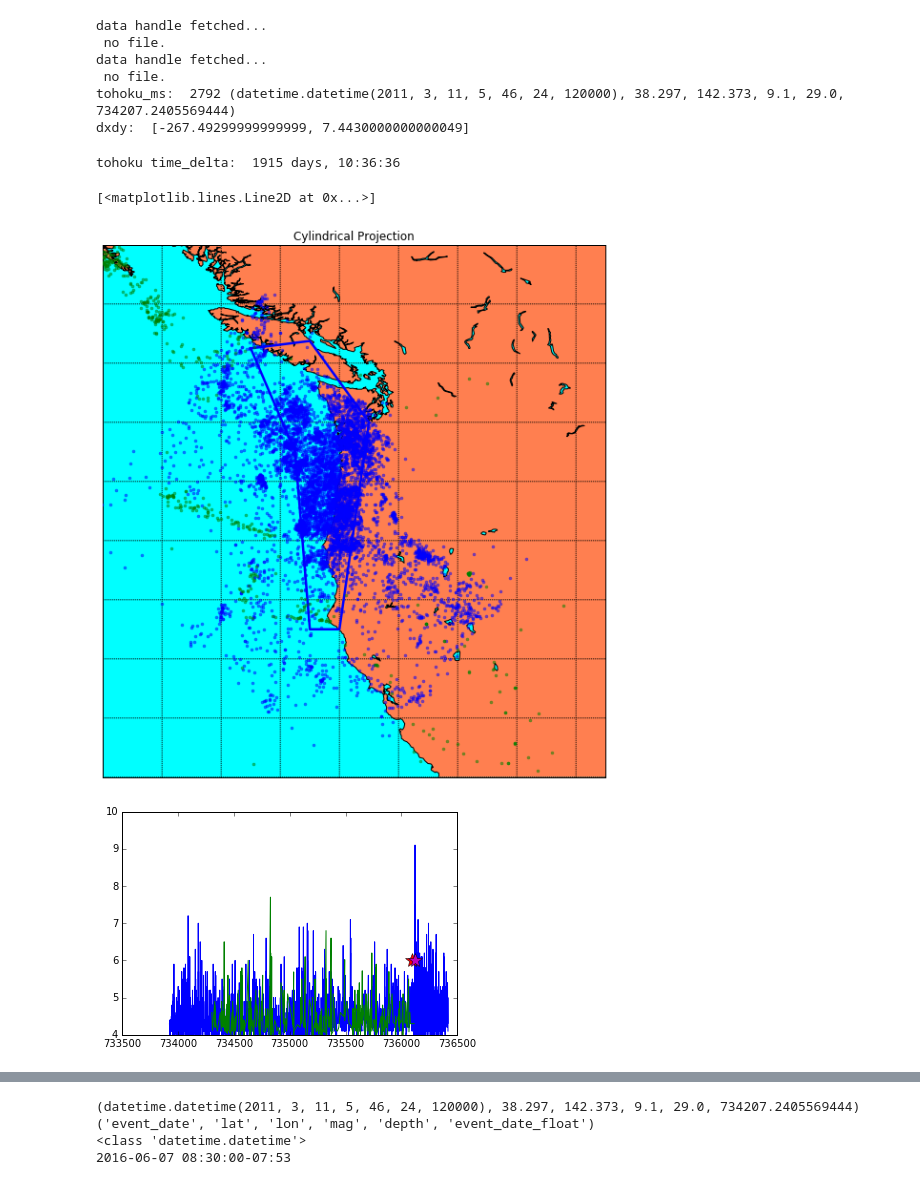
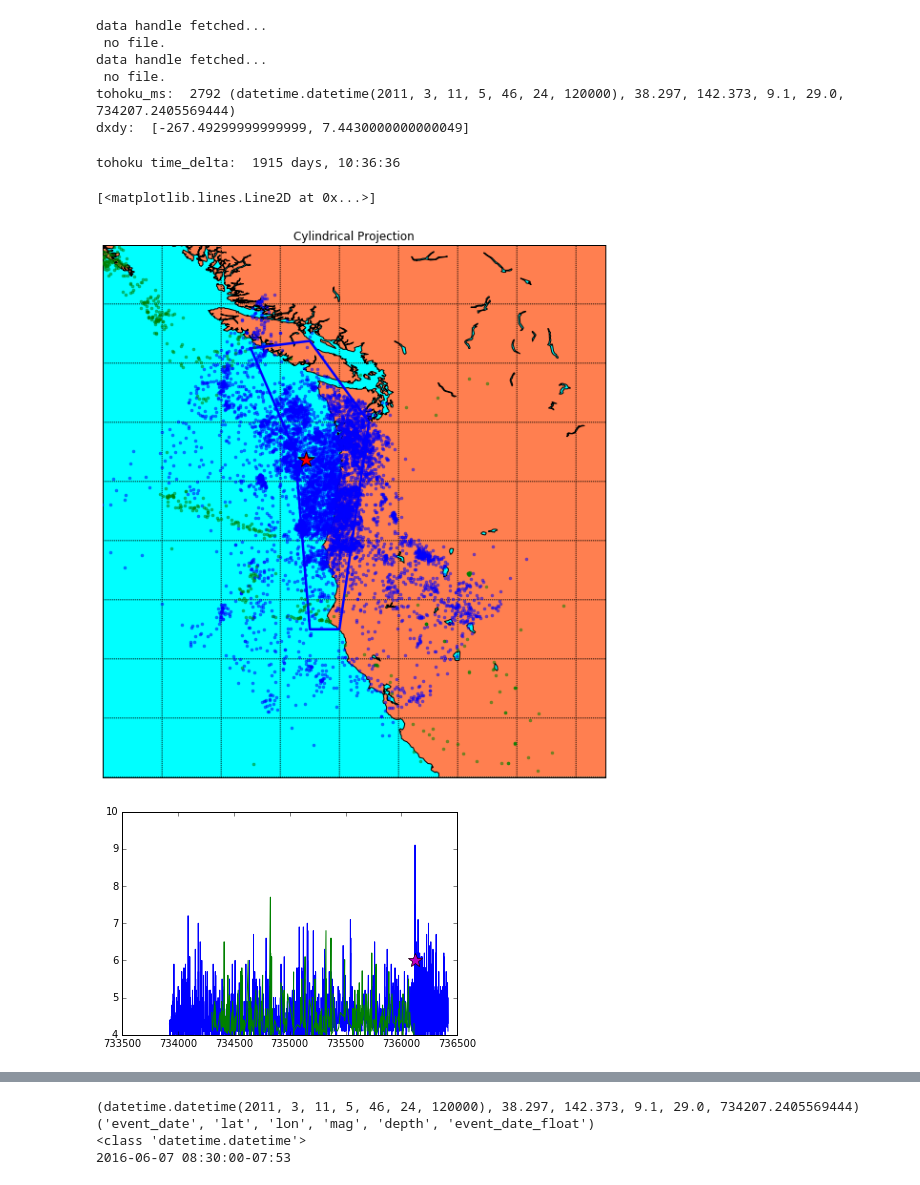
Before and after one commit to markyoder/globalETAS, a Jupyter notebook: Cascadia_Rising_2016.ipynb, the cells around one changed output, grey strips where cells are left out. Saved outputs shown, nothing was run; the diff lists cells and outputs as text; code cells hidden in the pictures.

```diff
--- a/Cascadia_Rising_2016.ipynb
+++ b/Cascadia_Rising_2016.ipynb
@@ -131,6 +131,8 @@ def draw_basic_map():
     #
     #print('poly: ', rupture_poly)
     bm.plot(*zip(*rupture_poly), latlon=True, marker='', ls='-', lw=2.5)
+    bm.plot([eq_lon], [eq_lat], marker='*',ls='', ms=18, color='k', zorder=10)
+    bm.plot([eq_lon], [eq_lat], marker='*',ls='', ms=16, color='r', zorder=11)
     #
     return bm
 # %% [markdown]
@@ -147,8 +149,12 @@ mc=4.0
 tohoku_cat = atp.catfromANSS(lon=tpp['lons'], lat=tpp['lats'], minMag=mc,
                              dates0=[dtm.datetime(2005,3,1, tzinfo=tzutc), dtm.datetime(2012,1,1,tzinfo=tzutc)],
                              Nmax=None, fout=None, rec_array=True)
+# we ran the original data sets on approximately 16 May 2016; if we want to add supplementary ETAS, we should
+# populate the local catalog to that date.
+local_cat_date = dtm.datetime.now(tzutc)
+local_cat_date = dtm.datetime(2016,5,16, tzinfo=tzutc)
 local_cat = atp.catfromANSS(lon=[lon_min, lon_max], lat=[lat_min, lat_max], minMag=mc,
-                            dates0=[dtm.datetime.now(tzutc)-dtm.timedelta(days=5*365), dtm.datetime.now(tzutc)],
+                            dates0=[local_cat_date-dtm.timedelta(days=5*365), local_cat_date],
                             Nmax=None, fout=None, rec_array=True)
 #
 max_m = max(tohoku_cat['mag'])
@@ -192,36 +198,37 @@ tohoku_cat_prime['lon'], tohoku_cat_prime['lat'] = numpy.array(list(zip(*XY_prim
 # let's also pull some events from today around the region and construct a composite catalog.
 t_tohoku = dtm.datetime(*(x for x in tohoku_ms_rw['event_date'].tolist().timetuple()[0:6]), tzinfo=tzutc)
 tohoku_time_delta = time_mainshock-t_tohoku
 print('tohoku time_delta: ', tohoku_time_delta)
 for j,dt in enumerate(tohoku_cat_prime['event_date']):
     tohoku_cat_prime['event_date'][j] = numpy.datetime64(dt.tolist() + tohoku_time_delta)
     tohoku_cat_prime['event_date_float'][j] = mpd.date2num(dt.tolist() + tohoku_time_delta)
 #
 # and bump up the local catalog to the event date.
-local_time_delta = time_mainshock-dtm.datetime.now(tzutc)
+#local_time_delta = time_mainshock-dtm.datetime.now(tzutc)
+local_time_delta = time_mainshock-local_cat_date
 #print('ltd: ', local_time_delta.days)
 for j,dt in enumerate(local_cat_prime['event_date']):
     local_cat_prime['event_date'][j] = numpy.datetime64(dt.tolist() + local_time_delta)
     local_cat_prime['event_date_float'][j] = mpd.date2num(dt.tolist() + local_time_delta)
 #
 bm = draw_basic_map()
 bm.plot(tohoku_cat_prime['lon'], tohoku_cat_prime['lat'], marker='.', color='b', ls='', alpha=.5,zorder=6)
 bm.plot(local_cat_prime['lon'], local_cat_prime['lat'], marker='.', color='g', ls='', alpha=.5, zorder=7)
 #
 # Take a look at what we've got so far:
 #print('dtype', tohoku_cat_prime.dtype.names)
 plt.figure()
 plt.plot(tohoku_cat_prime['event_date_float'], tohoku_cat_prime['mag'])
 plt.plot(local_cat_prime['event_date_float'], local_cat_prime['mag'])
 plt.plot([mpd.date2num(dtm.datetime.now(tzutc))], [6], marker='*', color='r', ls='', ms=15, zorder=6)
 plt.plot([mpd.date2num(time_mainshock)], [6], marker='*', color='m', ls='', ms=15, zorder=6)
 #plt.plot(tohoku_cat_prime['event_date'], tohoku_cat_prime['mag'])
 #plt.plot(local_cat_prime['event_date'], local_cat_prime['mag'])
 # %% [output]
 tohoku time_delta:  1915 days, 10:36:36
 [<matplotlib.lines.Line2D at 0x...>]
-[figure, old version]
+[figure, new version]
-[figure, old version]
+[figure, new version]
 # %%
 #
 # %%
```
Also changed, not shown: parts of 4 cells of this notebook.
